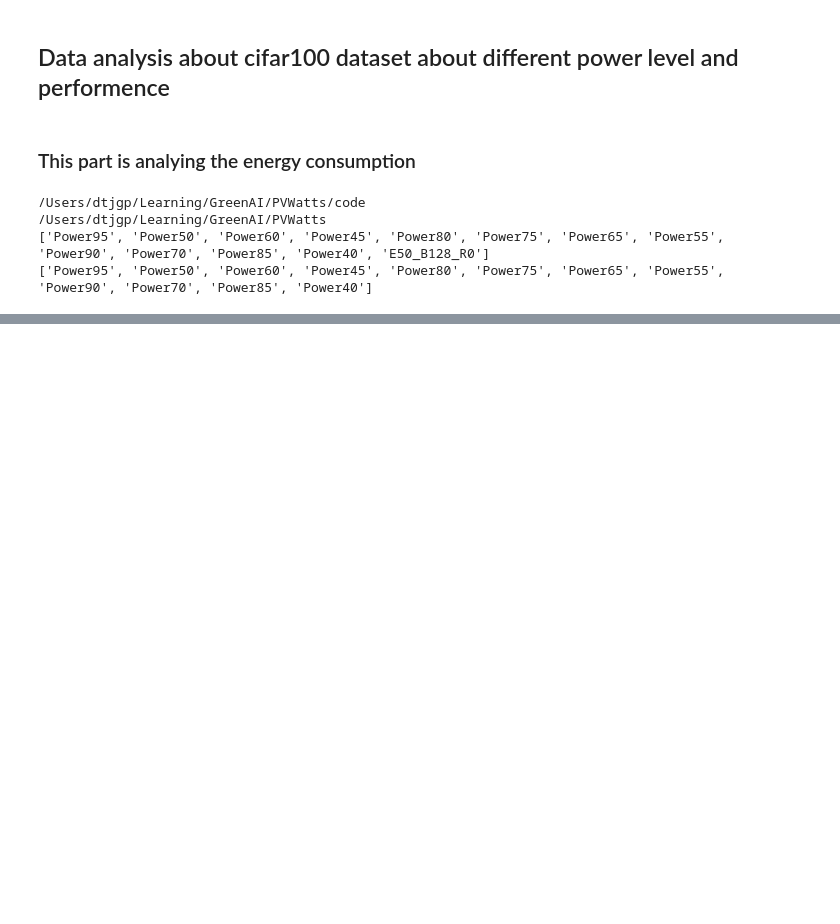
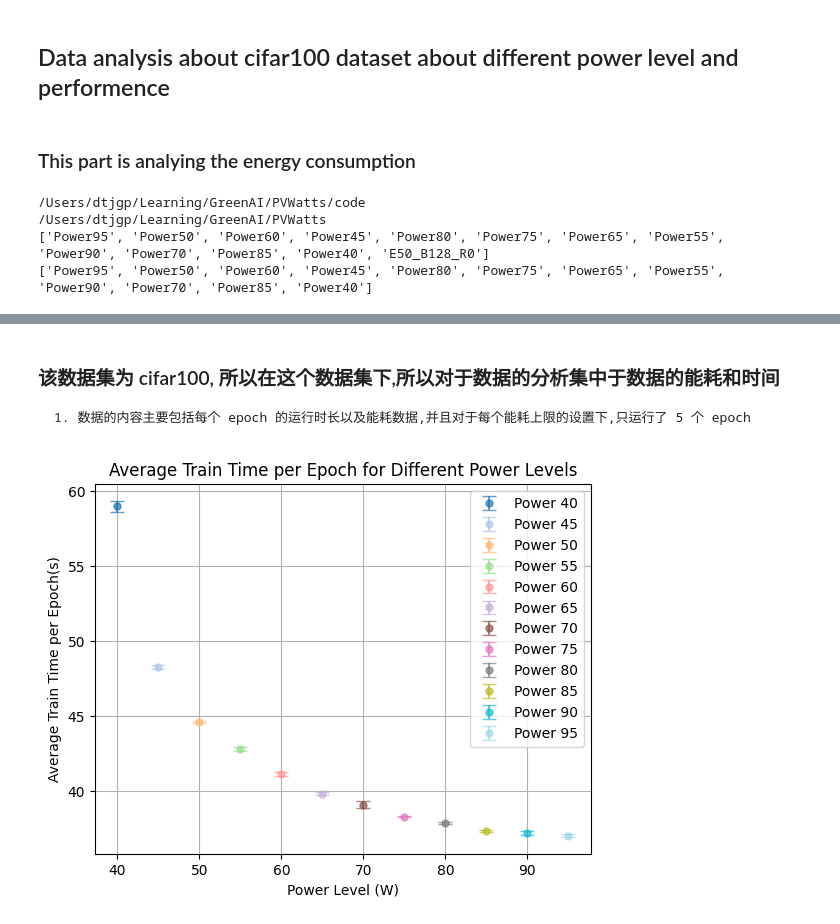
Before and after one commit to dtjgp/GreenAI, a Jupyter notebook: PVWatts/code/DataAnalysis_c.ipynb, the cells around one changed output, grey strips where cells are left out. Cells and saved outputs as stored; diff of their text form; code cells hidden in the pictures; blank space fills up the shorter version.

Commit message:
update the data analysis of the realtionship between power level and the energy consumption as well as the Epoch time

```diff
--- a/PVWatts/code/DataAnalysis_c.ipynb
+++ b/PVWatts/code/DataAnalysis_c.ipynb
@@ -83,3 +83,30 @@ TrainTime_95, LayersTime_95, EpochTime_95, BatchEnergy_95, TrainAccuracy_95, Tes
 ['Train_time.npy', 'Layers_time.npy', 'Train_part_time.npy', 'Epoch_time.npy', 'Epoch_energy.npy', 'Train_acc.npy', 'Test_acc.npy']
 /Users/dtjgp/Learning/GreenAI/PVWatts/Data/alexnet/cifar100/Power95
 ['Train_time.npy', 'Layers_time.npy', 'Train_part_time.npy', 'Epoch_time.npy', 'Epoch_energy.npy', 'Train_acc.npy', 'Test_acc.npy']
+# %% [markdown]
+### 该数据集为 cifar100, 所以在这个数据集下,所以对于数据的分析集中于数据的能耗和时间
+    1. 数据的内容主要包括每个 epoch 的运行时长以及能耗数据,并且对于每个能耗上限的设置下,只运行了 5 个 epoch
+# %%
+import matplotlib.pyplot as plt
+
+# Define the power levels and corresponding average TrainTime and standard deviation
+power_levels = [40, 45, 50, 55, 60, 65, 70, 75, 80, 85, 90, 95]
+average_train_times = [np.mean(TrainTime_40), np.mean(TrainTime_45), np.mean(TrainTime_50), np.mean(TrainTime_55), np.mean(TrainTime_60), np.mean(TrainTime_65), np.mean(TrainTime_70), np.mean(TrainTime_75), np.mean(TrainTime_80), np.mean(TrainTime_85), np.mean(TrainTime_90), np.mean(TrainTime_95)]
+std_train_times = [np.std(TrainTime_40), np.std(TrainTime_45), np.std(TrainTime_50), np.std(TrainTime_55), np.std(TrainTime_60), np.std(TrainTime_65), np.std(TrainTime_70), np.std(TrainTime_75), np.std(TrainTime_80), np.std(TrainTime_85), np.std(TrainTime_90), np.std(TrainTime_95)]
+
+# Define colors for each power level with more distinct separation
+colors = plt.cm.tab20(np.linspace(0, 1, len(power_levels)))
+
+# Plot the average TrainTime for each power level with error bars and different colors
+for i, power_level in enumerate(power_levels):
+    plt.errorbar(power_level, average_train_times[i], yerr=std_train_times[i], fmt='o', markersize=5, capsize=5, color=colors[i], label=f'Power {power_level}', alpha=0.7)
+
+# Add labels and title
+plt.xlabel('Power Level (W)')
+plt.ylabel('Average Train Time per Epoch(s)')
+plt.title('Average Train Time per Epoch for Different Power Levels')
+plt.grid(True)
+plt.legend()
+plt.show()
+# %% [output]
+[figure, added]
```
Also changed, not shown: parts of 6 cells of this notebook, 2 other files.
